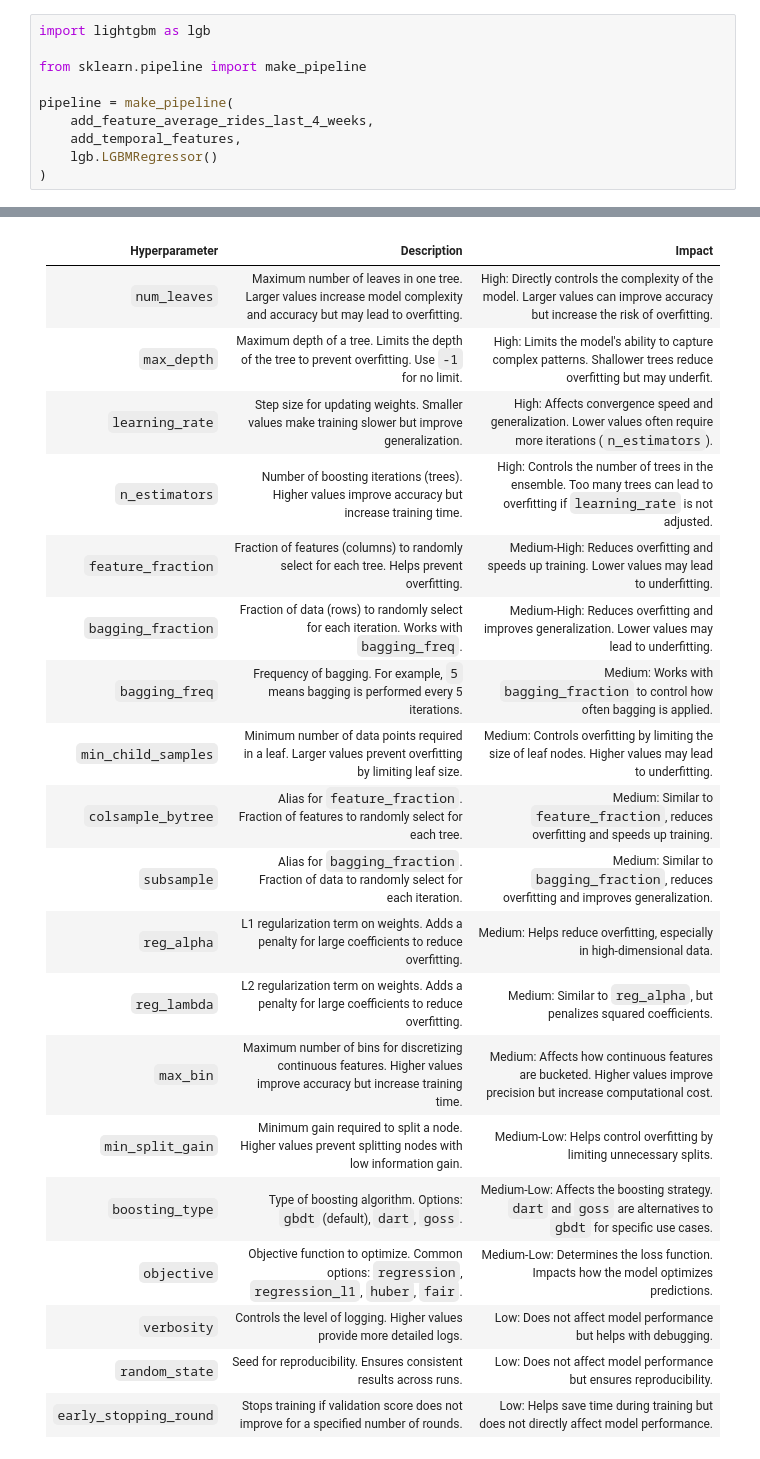
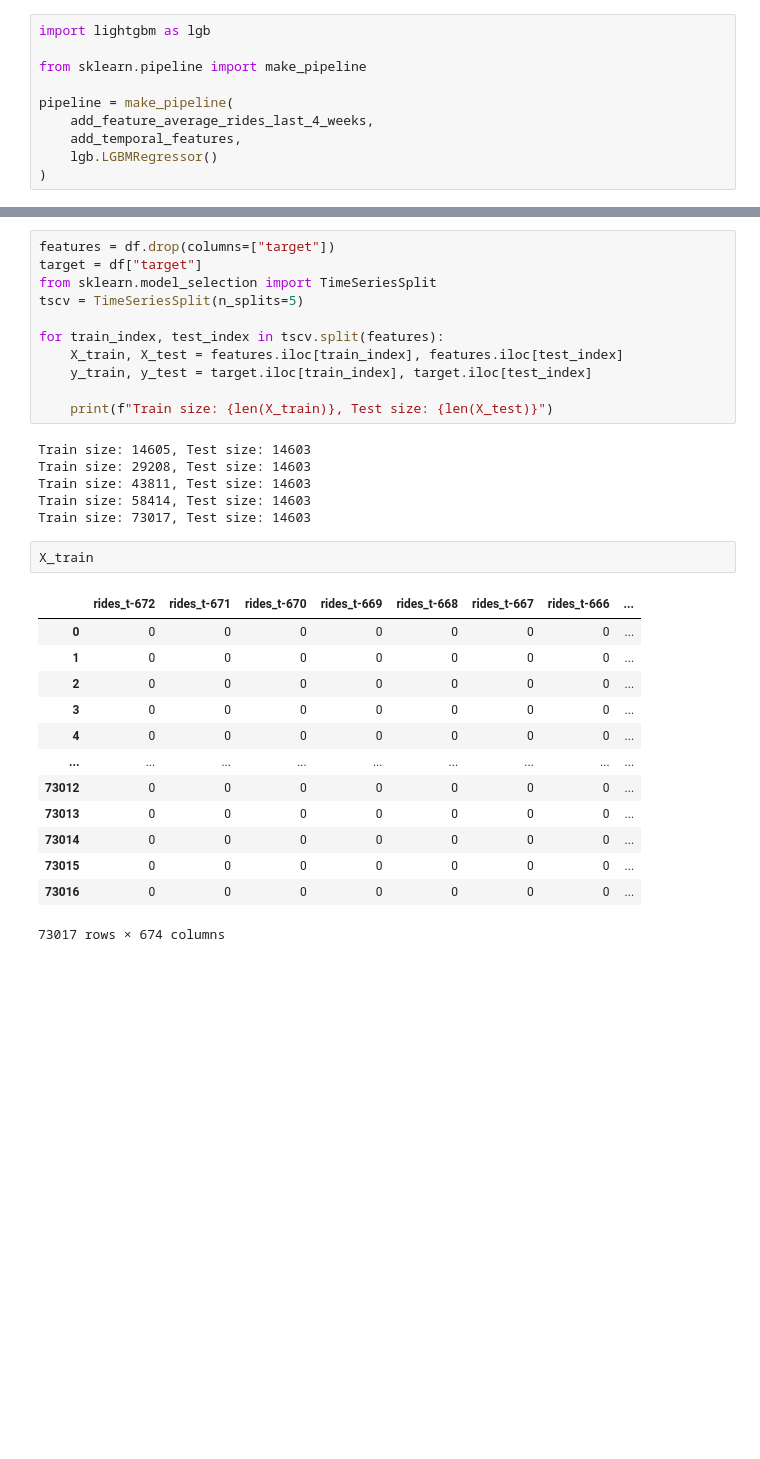
Before and after one commit to HarshithReddy-Audipudi/APL, a Jupyter notebook: notebooks/11_lgm_hyper.ipynb, the cells around one changed output, grey strips where cells are left out. Saved outputs shown, nothing was run; the diff lists cells and outputs as text; blank space fills up the shorter version.

```diff
--- a/notebooks/11_lgm_hyper.ipynb
+++ b/notebooks/11_lgm_hyper.ipynb
@@ -180,22 +137,33 @@ Test Set MAE: 3.223177653063996
-# %% [markdown]
-| **Hyperparameter**       | **Description**                                                                                                                                                                                                 | **Impact**                                                                                                                                                                                                                     |
-|---------------------------|-----------------------------------------------------------------------------------------------------------------------------------------------------------------------------------------------------------------|--------------------------------------------------------------------------------------------------------------------------------------------------------------------------------------------------------------------------------|
-| `num_leaves`             | Maximum number of leaves in one tree. Larger values increase model complexity and accuracy but may lead to overfitting.                                                                                         | High: Directly controls the complexity of the model. Larger values can improve accuracy but increase the risk of overfitting.                                                                                                  |
-| `max_depth`              | Maximum depth of a tree. Limits the depth of the tree to prevent overfitting. Use `-1` for no limit.                                                                                                           | High: Limits the model's ability to capture complex patterns. Shallower trees reduce overfitting but may underfit.                                                                                                             |
-| `learning_rate`          | Step size for updating weights. Smaller values make training slower but improve generalization.                                                                                                                | High: Affects convergence speed and generalization. Lower values often require more iterations (`n_estimators`).                                                                                                               |
-| `n_estimators`           | Number of boosting iterations (trees). Higher values improve accuracy but increase training time.                                                                                                              | High: Controls the number of trees in the ensemble. Too many trees can lead to overfitting if `learning_rate` is not adjusted.                                                                                                |
-| `feature_fraction`       | Fraction of features (columns) to randomly select for each tree. Helps prevent overfitting.                                                                                                                    | Medium-High: Reduces overfitting and speeds up training. Lower values may lead to underfitting.                                                                                                                               |
-| `bagging_fraction`       | Fraction of data (rows) to randomly select for each iteration. Works with `bagging_freq`.                                                                                                                       | Medium-High: Reduces overfitting and improves generalization. Lower values may lead to underfitting.                                                                                                                           |
-| `bagging_freq`           | Frequency of bagging. For example, `5` means bagging is performed every 5 iterations.                                                                                                                          | Medium: Works with `bagging_fraction` to control how often bagging is applied.                                                                                                                                                |
-| `min_child_samples`      | Minimum number of data points required in a leaf. Larger values prevent overfitting by limiting leaf size.                                                                                                     | Medium: Controls overfitting by limiting the size of leaf nodes. Higher values may lead to underfitting.                                                                                                                       |
-| `colsample_bytree`       | Alias for `feature_fraction`. Fraction of features to randomly select for each tree.                                                                                                                            | Medium: Similar to `feature_fraction`, reduces overfitting and speeds up training.                                                                                                                                            |
-| `subsample`              | Alias for `bagging_fraction`. Fraction of data to randomly select for each iteration.                                                                                                                           | Medium: Similar to `bagging_fraction`, reduces overfitting and improves generalization.                                                                                                                                       |
-| `reg_alpha`              | L1 regularization term on weights. Adds a penalty for large coefficients to reduce overfitting.                                                                                                                | Medium: Helps reduce overfitting, especially in high-dimensional data.                                                                                                                                                        |
-| `reg_lambda`             | L2 regularization term on weights. Adds a penalty for large coefficients to reduce overfitting.                                                                                                                | Medium: Similar to `reg_alpha`, but penalizes squared coefficients.                                                                                                                                                           |
-| `max_bin`                | Maximum number of bins for discretizing continuous features. Higher values improve accuracy but increase training time.                                                                                         | Medium: Affects how continuous features are bucketed. Higher values improve precision but increase computational cost.                                                                                                         |
-| `min_split_gain`         | Minimum gain required to split a node. Higher values prevent splitting nodes with low information gain.                                                                                                         | Medium-Low: Helps control overfitting by limiting unnecessary splits.                                                                                                                                                         |
-| `boosting_type`          | Type of boosting algorithm. Options: `gbdt` (default), `dart`, `goss`.                                                                                                                                          | Medium-Low: Affects the boosting strategy. `dart` and `goss` are alternatives to `gbdt` for specific use cases.                                                                                                               |
-| `objective`              | Objective function to optimize. Common options: `regression`, `regression_l1`, `huber`, `fair`.                                                                                                                | Medium-Low: Determines the loss function. Impacts how the model optimizes predictions.                                                                                                                                         |
-| `verbosity`              | Controls the level of logging. Higher values provide more detailed logs.                                                                                                                                       | Low: Does not affect model performance but helps with debugging.                                                                                                                                                              |
-| `random_state`           | Seed for reproducibility. Ensures consistent results across runs.                                                                                                                                               | Low: Does not affect model performance but ensures reproducibility.                                                                                                                                                           |
-| `early_stopping_round`   | Stops training if validation score does not improve for a specified number of rounds.                                                                                                                           | Low: Helps save time during training but does not directly affect model performance.                                                                                                                                           |
+# %%
+features = df.drop(columns=["target"])
+target = df["target"]
+from sklearn.model_selection import TimeSeriesSplit
+tscv = TimeSeriesSplit(n_splits=5)
+
+for train_index, test_index in tscv.split(features):
+    X_train, X_test = features.iloc[train_index], features.iloc[test_index]
+    y_train, y_test = target.iloc[train_index], target.iloc[test_index]
+
+    print(f"Train size: {len(X_train)}, Test size: {len(X_test)}")
+# %% [output]
+Train size: 14605, Test size: 14603
+Train size: 29208, Test size: 14603
+Train size: 43811, Test size: 14603
+Train size: 58414, Test size: 14603
+Train size: 73017, Test size: 14603
+# %%
+X_train
+# %% [output]
+|  | rides_t-672 | rides_t-671 | rides_t-670 | rides_t-669 | rides_t-668 | rides_t-667 | rides_t-666 | ... |
+| 0 | 0 | 0 | 0 | 0 | 0 | 0 | 0 | ... |
+| 1 | 0 | 0 | 0 | 0 | 0 | 0 | 0 | ... |
+| 2 | 0 | 0 | 0 | 0 | 0 | 0 | 0 | ... |
+| 3 | 0 | 0 | 0 | 0 | 0 | 0 | 0 | ... |
+| 4 | 0 | 0 | 0 | 0 | 0 | 0 | 0 | ... |
+| ... | ... | ... | ... | ... | ... | ... | ... | ... |
+| 73012 | 0 | 0 | 0 | 0 | 0 | 0 | 0 | ... |
+| 73013 | 0 | 0 | 0 | 0 | 0 | 0 | 0 | ... |
+| 73014 | 0 | 0 | 0 | 0 | 0 | 0 | 0 | ... |
+| 73015 | 0 | 0 | 0 | 0 | 0 | 0 | 0 | ... |
+| 73016 | 0 | 0 | 0 | 0 | 0 | 0 | 0 | ... |
+73017 rows × 674 columns
```
Also changed, not shown: parts of 9 cells of this notebook, 1 other file.
